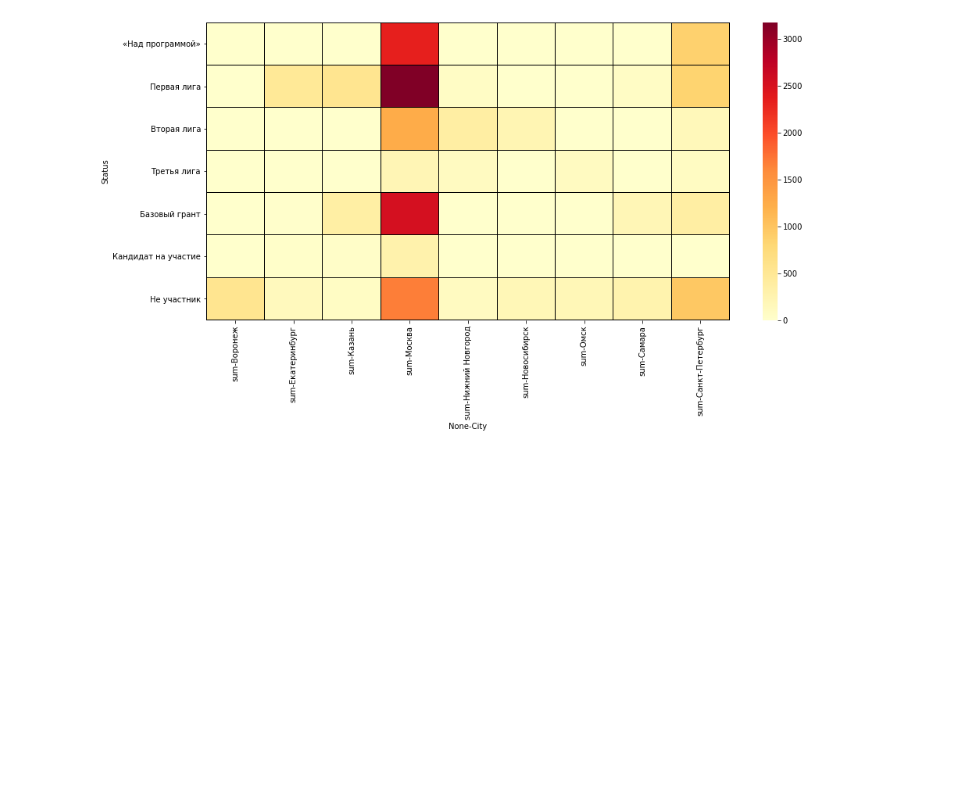
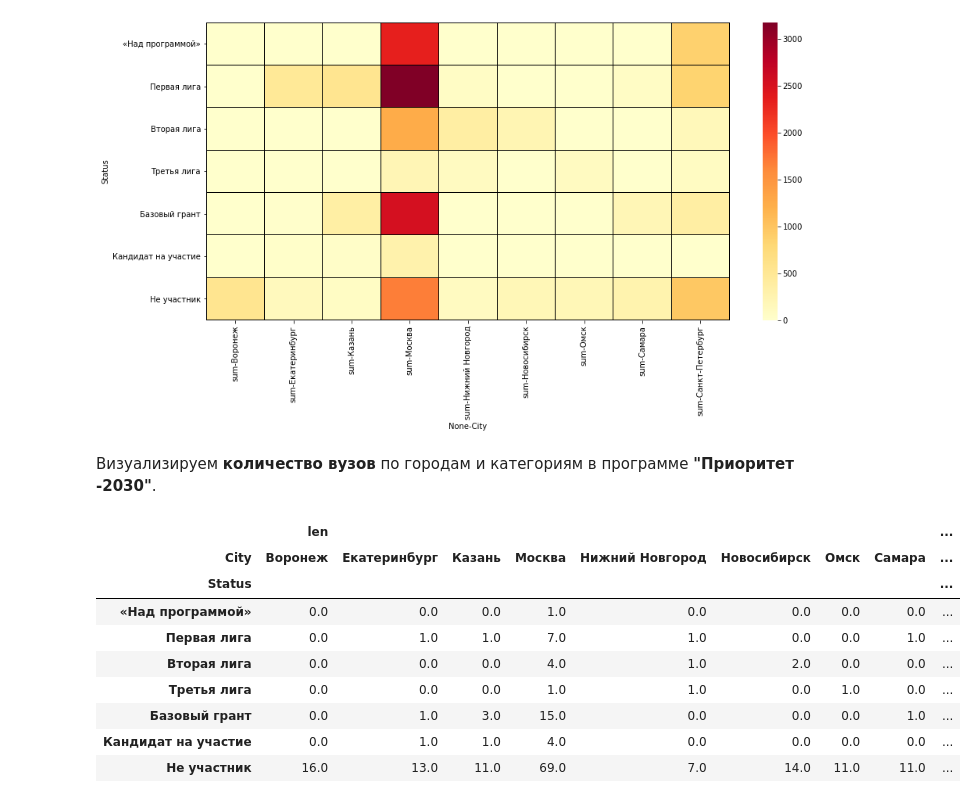
Before and after one commit to SergeyChernyaev/Python-Homeworks, a Jupyter notebook: STPY-39/Homeworks/02_Homework_(визуализация)/02_Homework_white.ipynb, the cells around one changed output. Drawn from its saved outputs; the diff is of its cells as text; code cells hidden in the pictures; blank space fills up the shorter version.

```diff
--- a/STPY-39/Homeworks/02_Homework_(визуализация)/02_Homework_white.ipynb
+++ b/STPY-39/Homeworks/02_Homework_(визуализация)/02_Homework_white.ipynb
@@ -585,3 +593,23 @@ sns.heatmap(df_rating_heat_map, cmap='YlOrRd',linewidths=0.1, linecolor='black')
 # %% [output]
 <matplotlib.axes._subplots.AxesSubplot at 0x...>
 [figure]
+# %% [markdown]
+ Визуализируем **количество вузов** по городам и категориям в программе **"Приоритет -2030"**.
+# %%
+df_rating_heat_map_len = pd.pivot_table(df_city_10,
+                        index='Status',
+                        columns='City',
+                        values='Points',
+                        aggfunc=[len]).fillna(0)
+df_rating_heat_map_len
+# %% [output]
+|  | len |  |  |  |  |  |  |  | ... |
+| City | Воронеж | Екатеринбург | Казань | Москва | Нижний Новгород | Новосибирск | Омск | Самара | ... |
+| Status |  |  |  |  |  |  |  |  | ... |
+| «Над программой» | 0.0 | 0.0 | 0.0 | 1.0 | 0.0 | 0.0 | 0.0 | 0.0 | ... |
+| Первая лига | 0.0 | 1.0 | 1.0 | 7.0 | 1.0 | 0.0 | 0.0 | 1.0 | ... |
+| Вторая лига | 0.0 | 0.0 | 0.0 | 4.0 | 1.0 | 2.0 | 0.0 | 0.0 | ... |
+| Третья лига | 0.0 | 0.0 | 0.0 | 1.0 | 1.0 | 0.0 | 1.0 | 0.0 | ... |
+| Базовый грант | 0.0 | 1.0 | 3.0 | 15.0 | 0.0 | 0.0 | 0.0 | 1.0 | ... |
+| Кандидат на участие | 0.0 | 1.0 | 1.0 | 4.0 | 0.0 | 0.0 | 0.0 | 0.0 | ... |
+| Не участник | 16.0 | 13.0 | 11.0 | 69.0 | 7.0 | 14.0 | 11.0 | 11.0 | ... |
```
Also changed, not shown: parts of 25 cells of this notebook.
